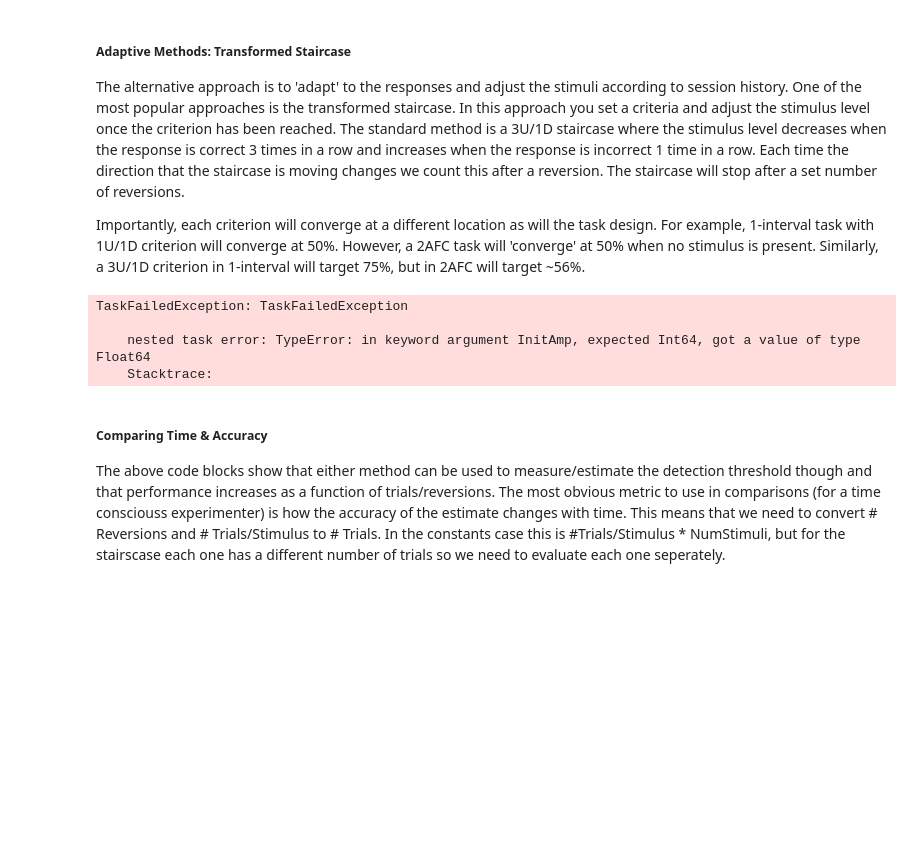
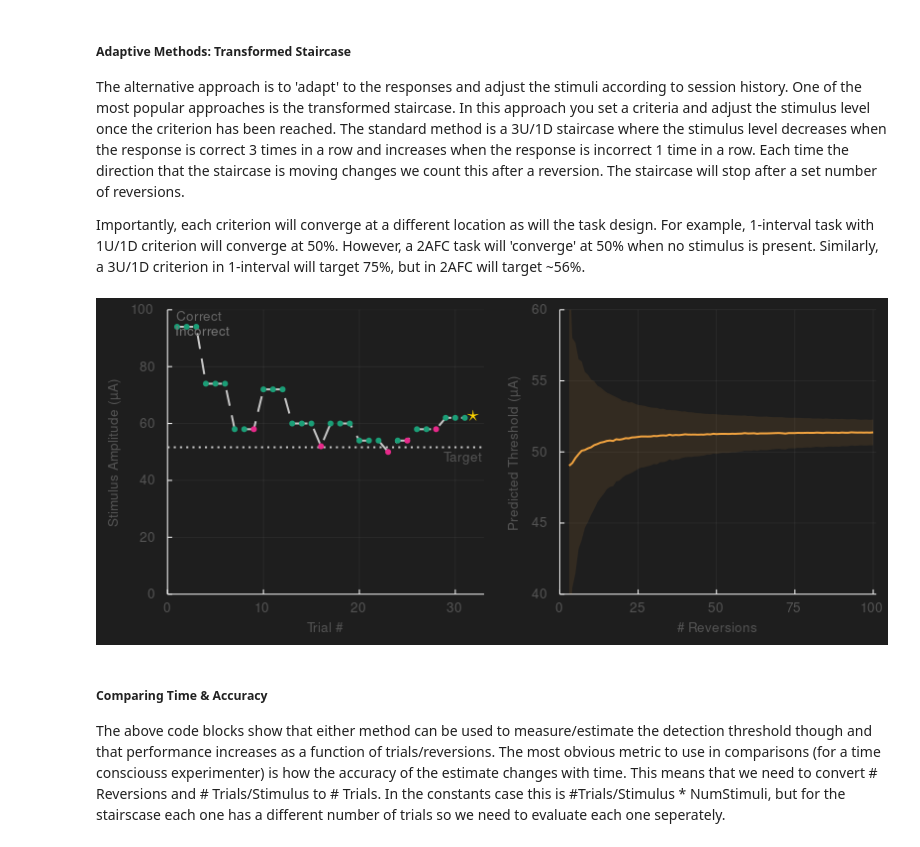
Before and after one commit to CMGreenspon/BCIDetectionThresholdSimulations, a Jupyter notebook: DetectionThresholdNotebook.ipynb, the cells around one changed output. Cells and saved outputs as stored; diff of their text form; code cells hidden in the pictures; blank space fills up the shorter version.

```diff
--- a/DetectionThresholdNotebook.ipynb
+++ b/DetectionThresholdNotebook.ipynb
@@ -125,7 +125,7 @@ staircase_num_revs_t_stop = zeros(max_num_reversions, num_stair_perms); fill!(st
 Threads.@threads for MaxReversions = 3:max_num_reversions
   _, _, _, staircase_num_revs_t_est[MaxReversions,:], staircase_num_revs_t_stop[MaxReversions,:] =
    TransformedStaircaseSimulation(valid_stims, pDetected, MaxReversions = MaxReversions, NumPerms = num_stair_perms, NumAFC = 2,
-   SkipFirstNReversions = 2, InitAmp = Int(round(target_amplitude)), InitStepSize = 10)
+   SkipFirstNReversions = 2)
 end
 # Compute stats across permutations
 t_mean_tstairs = vec(nanmean(staircase_num_revs_t_est, dims = 2))
@@ -136,37 +136,34 @@ t_error_tstairs = vec(nanmean((staircase_num_revs_t_est .- target_amplitude).^2,
 StaircaseExamplePlot = plot(xlabel = "Trial #", ylabel = "Stimulus Amplitude (μA)",
   xlim=(0, term_idx+1), ylim=(0,100))
   # Show target/convergence point
   plot!(StaircaseExamplePlot, [0,term_idx+1], [target_amplitude, target_amplitude],
    color="rgb(200,200,200)", linestyle=:dot)
   annotate!(StaircaseExamplePlot, term_idx+1, target_amplitude-1, "Target",
   annotationhalign=:right, annotationvalign=:top, annotationcolor="rgb(200,200,200)")
   # Show trial history
   plot!(StaircaseExamplePlot, 1:term_idx, amplitude_history[1:term_idx],
    color="rgb(200,200,200)", linestyle=:dash)
   scatter!(StaircaseExamplePlot, correct_idx, amplitude_history[correct_idx],
    markercolor=ColorSchemes.Dark2_3[1],
   markerstrokecolor=ColorSchemes.Dark2_3[1])
   scatter!(StaircaseExamplePlot, incorrect_idx, amplitude_history[incorrect_idx],
    markercolor=ColorSchemes.Dark2_4[4],
   markerstrokecolor=ColorSchemes.Dark2_4[4])
   annotate!(StaircaseExamplePlot, 1, 100, "Correct",
   annotationhalign=:left, annotationvalign=:top, annotationcolor=ColorSchemes.Dark2_3[1])
   annotate!(StaircaseExamplePlot, 1, 95, "Incorrect",
   annotationhalign=:left, annotationvalign=:top, annotationcolor=ColorSchemes.Dark2_4[4])
   annotate!(StaircaseExamplePlot, term_idx+0.5, estimated_thresholds[1], "⋆",
   annotationhalign=:right, annotationvalign=:center, annotationcolor=:gold, annotationfontsize=15)
 
 StaircaseNumReversionsPlot = plot(xlabel = "# Reversions", ylabel = "Predicted Threshold (μA)",
   xlim=(0, max_num_reversions+1), ylim=(40,60), size=(800,350))
   plot!(StaircaseNumReversionsPlot, collect(1:max_num_reversions), t_mean_tstairs, ribbon=t_std_tstairs,
    fillalpha=0.1, linewidth=2, linecolor=ColorSchemes.PuOr_3[1], fillcolor=ColorSchemes.PuOr_3[1])
 
   plot(StaircaseExamplePlot, StaircaseNumReversionsPlot, bottom_margin=5mm, left_margin=5mm)
 # %% [output]
-TaskFailedException: TaskFailedException
-
-    nested task error: TypeError: in keyword argument InitAmp, expected Int64, got a value of type Float64
-    Stacktrace:
+[figure, added]
 # %% [markdown]
 ##### Comparing Time & Accuracy
 The above code blocks show that either method can be used to measure/estimate the detection threshold though and that performance increases as a function of trials/reversions. The most obvious metric to use in comparisons (for a time consciouss experimenter) is how the accuracy of the estimate changes with time. This means that we need to convert # Reversions and # Trials/Stimulus to # Trials. In the constants case this is #Trials/Stimulus * NumStimuli, but for the stairscase each one has a different number of trials so we need to evaluate each one seperately.
```
Also changed, not shown: parts of 2 cells of this notebook.
